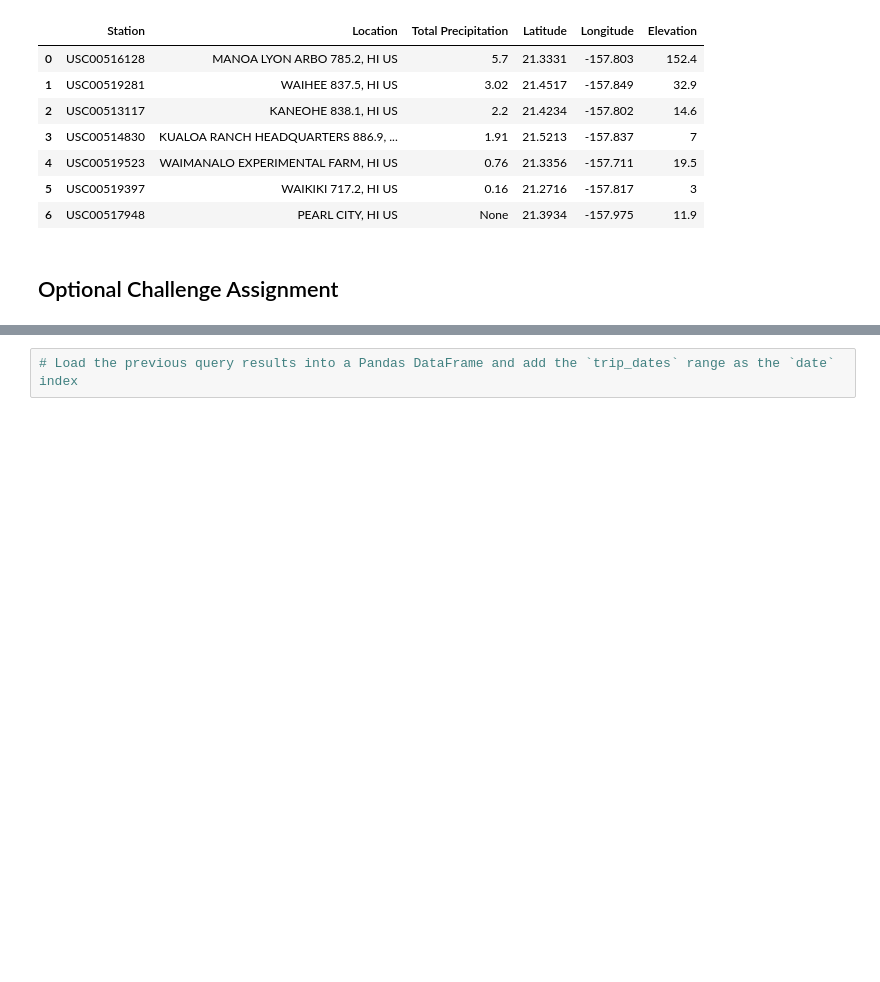
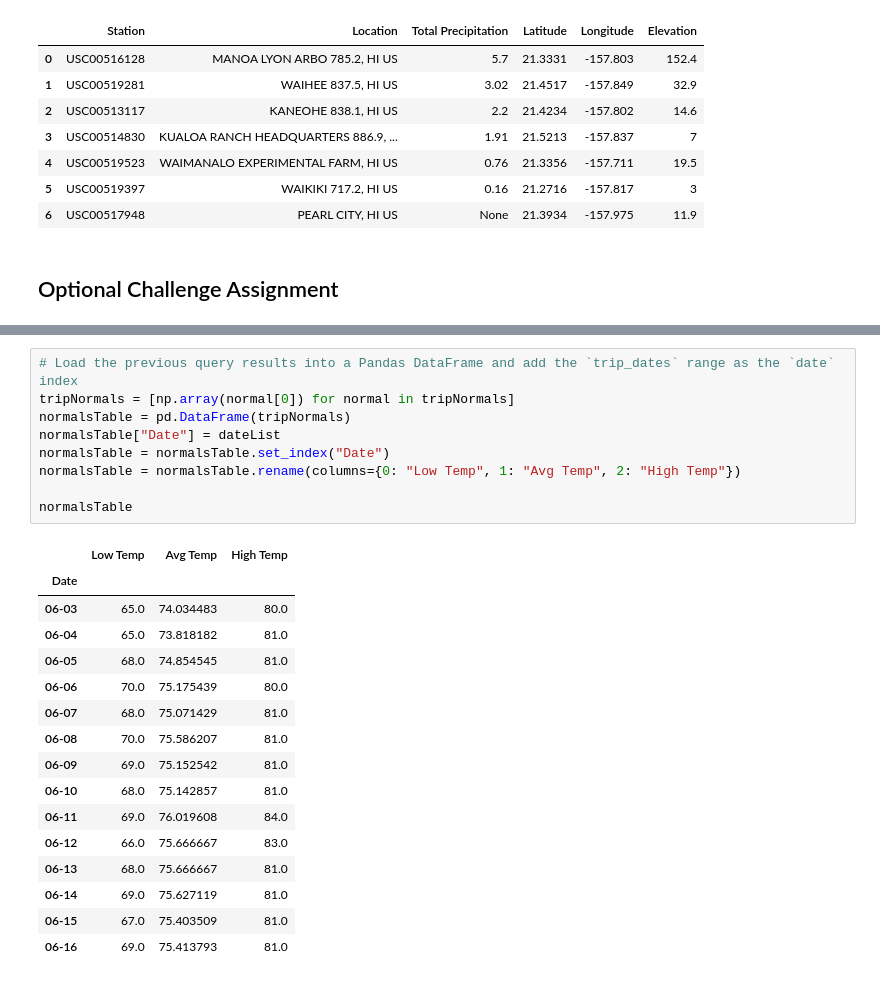
Before and after one commit to faznaimov/Surfs-Up, a Jupyter notebook: climate_starter.ipynb, the cells around one changed output, grey strips where cells are left out. Saved outputs shown, nothing was run; the diff lists cells and outputs as text; blank space fills up the shorter version.

```diff
--- a/climate_starter.ipynb
+++ b/climate_starter.ipynb
@@ -289,4 +312,28 @@ daily_normals("01-01")
 # %%
 # Load the previous query results into a Pandas DataFrame and add the `trip_dates` range as the `date` index
+tripNormals = [np.array(normal[0]) for normal in tripNormals]
+normalsTable = pd.DataFrame(tripNormals)
+normalsTable["Date"] = dateList
+normalsTable = normalsTable.set_index("Date")
+normalsTable = normalsTable.rename(columns={0: "Low Temp", 1: "Avg Temp", 2: "High Temp"})
+
+normalsTable
+# %% [output]
+|  | Low Temp | Avg Temp | High Temp |
+| Date |  |  |  |
+| 06-03 | 65.0 | 74.034483 | 80.0 |
+| 06-04 | 65.0 | 73.818182 | 81.0 |
+| 06-05 | 68.0 | 74.854545 | 81.0 |
+| 06-06 | 70.0 | 75.175439 | 80.0 |
+| 06-07 | 68.0 | 75.071429 | 81.0 |
+| 06-08 | 70.0 | 75.586207 | 81.0 |
+| 06-09 | 69.0 | 75.152542 | 81.0 |
+| 06-10 | 68.0 | 75.142857 | 81.0 |
+| 06-11 | 69.0 | 76.019608 | 84.0 |
+| 06-12 | 66.0 | 75.666667 | 83.0 |
+| 06-13 | 68.0 | 75.666667 | 81.0 |
+| 06-14 | 69.0 | 75.627119 | 81.0 |
+| 06-15 | 67.0 | 75.403509 | 81.0 |
+| 06-16 | 69.0 | 75.413793 | 81.0 |
 # %%
 # Plot the daily normals as an area plot with `stacked=False`
```
Also changed, not shown: parts of 4 cells of this notebook.
